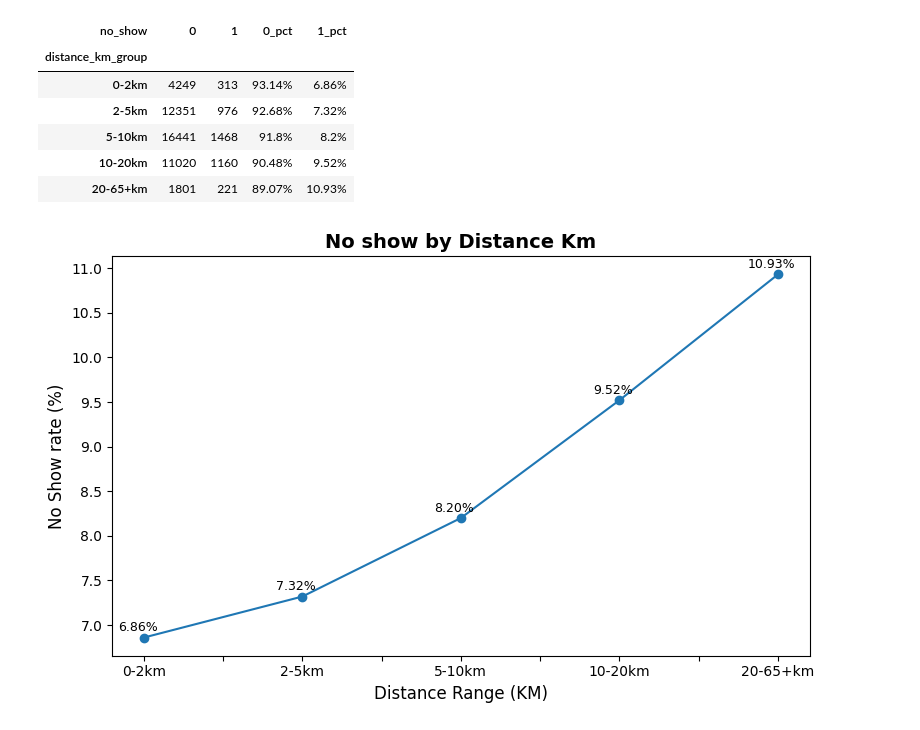
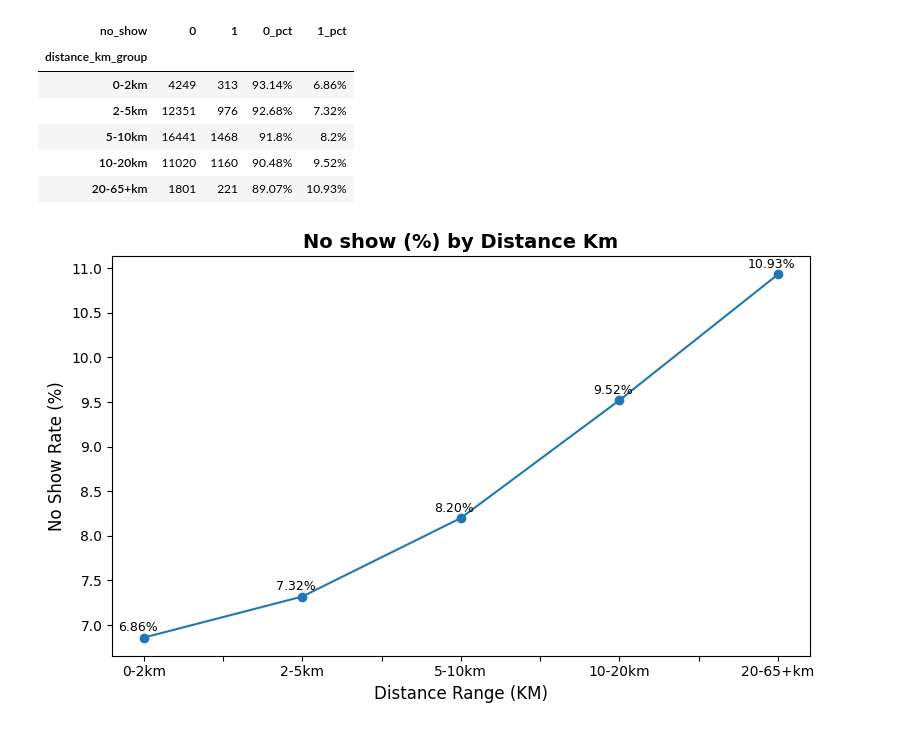
Before and after one commit to akashcstech/Health_Care_No_Show_Data_Analysis, a Jupyter notebook: Data_clean.ipynb, the cells around one changed output. Cells and saved outputs as stored; diff of their text form; code cells hidden in the pictures.

```diff
--- a/Data_clean.ipynb
+++ b/Data_clean.ipynb
@@ -1630,13 +1630,13 @@ view_dkns
 # %%
 # No-Show (%) by Distance Km
 ax = dkns['1_pct'].plot(kind='line', marker='o', figsize=(8,5))
 for i,v in enumerate(dkns['1_pct']):
     plt.text(i - 0.04, v+0.07, f'{v:.2f}%', fontsize=9, ha='center')
 
 plt.title('No show (%) by Distance Km', fontsize=14, fontweight='bold')
 plt.xlabel('Distance Range (KM)', fontsize=12)
-plt.ylabel('No Show rate (%)', fontsize=12)
+plt.ylabel('No Show Rate (%)', fontsize=12)
 plt.tight_layout()
 plt.show()
 # %% [output]
-[figure, old version]
+[figure, new version]
```
Also changed, not shown: parts of 3 cells of this notebook, 1 other file.
